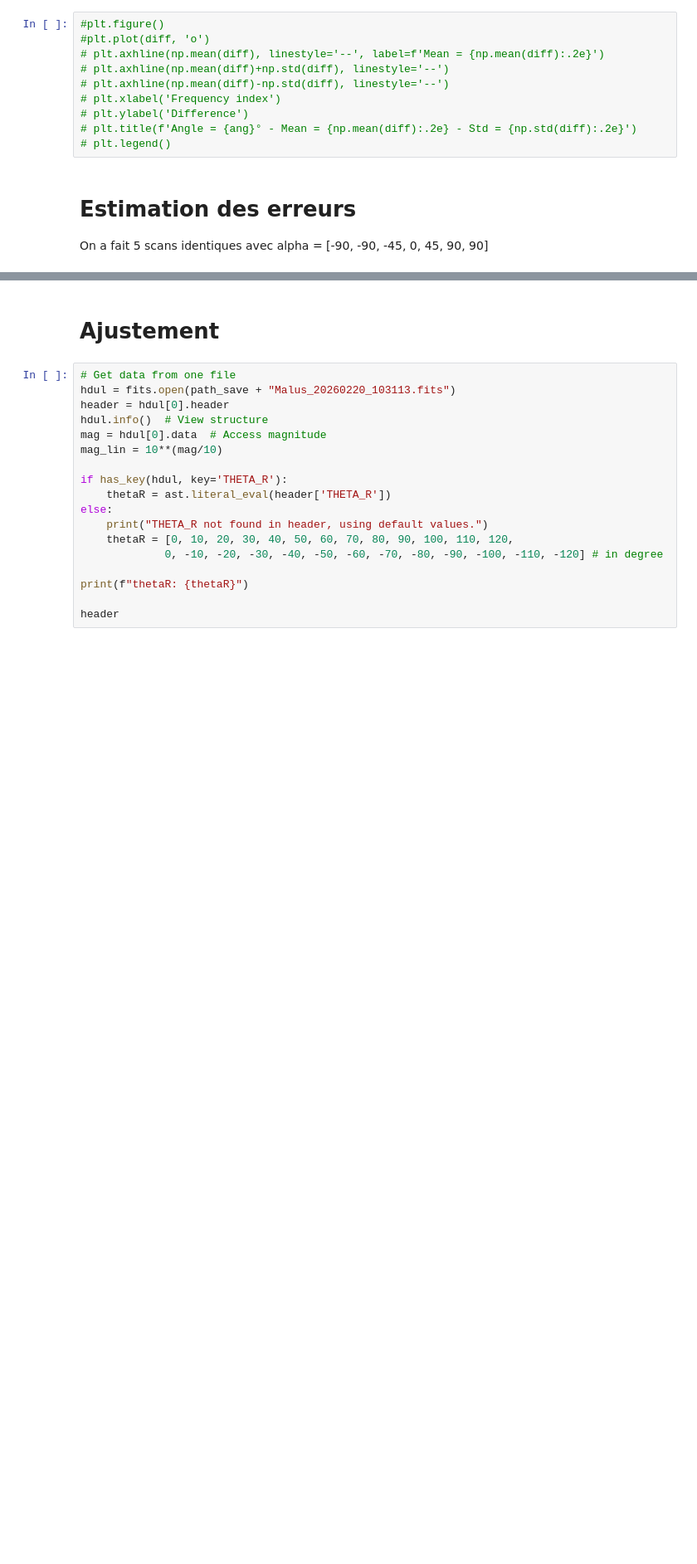
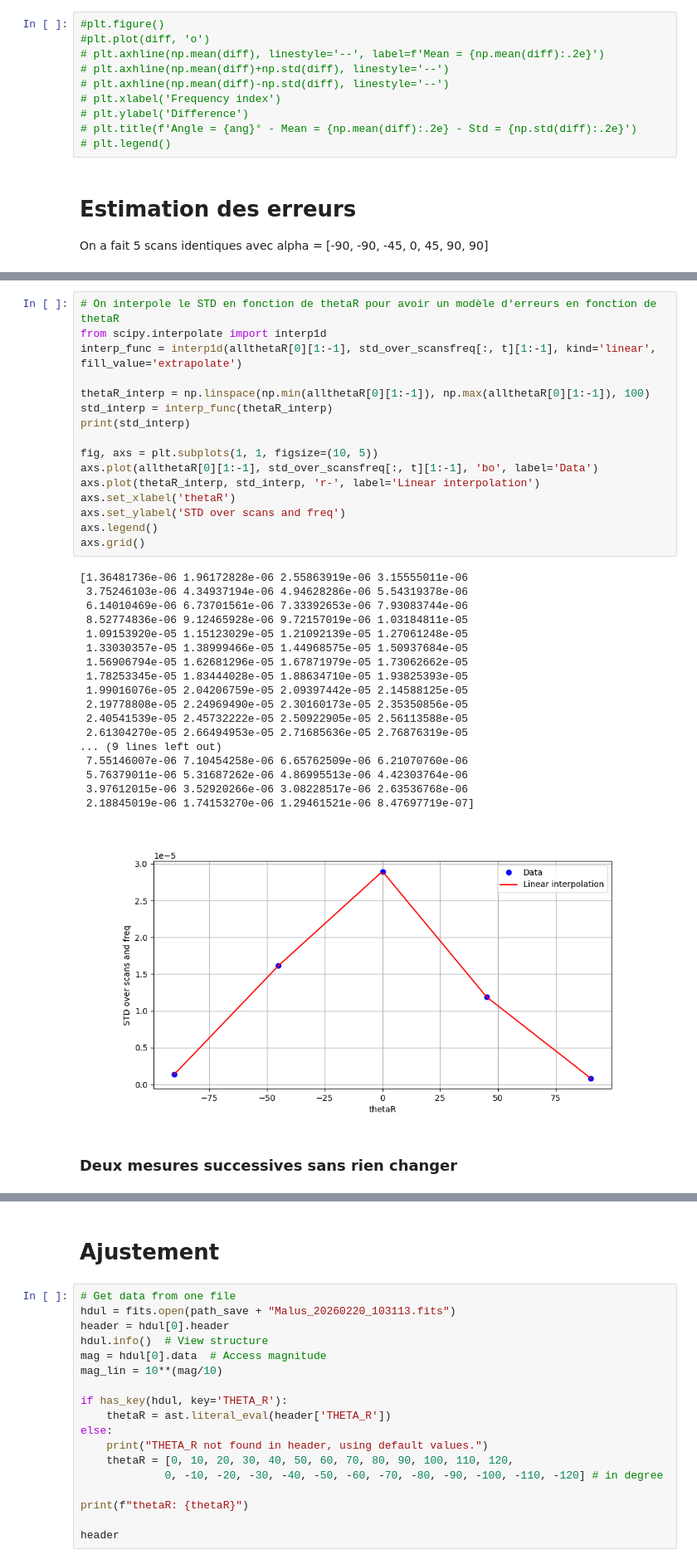
Before and after one commit to mousset/COSMOCal, a Jupyter notebook: Analyse_Malus_thetaR.ipynb, the cells around one changed output, grey strips where cells are left out. Shown at 83% size. Cells and saved outputs as stored; diff of their text form; blank space fills up the shorter version.

```diff
--- a/Analyse_Malus_thetaR.ipynb
+++ b/Analyse_Malus_thetaR.ipynb
@@ -292,0 +422,37 @@ plt.xlabel('Mean over scans and freq')
+# %%
+# On interpole le STD en fonction de thetaR pour avoir un modèle d'erreurs en fonction de thetaR
+from scipy.interpolate import interp1d
+interp_func = interp1d(allthetaR[0][1:-1], std_over_scansfreq[:, t][1:-1], kind='linear', fill_value='extrapolate')
+
+thetaR_interp = np.linspace(np.min(allthetaR[0][1:-1]), np.max(allthetaR[0][1:-1]), 100)
+std_interp = interp_func(thetaR_interp)
+print(std_interp)
+
+fig, axs = plt.subplots(1, 1, figsize=(10, 5))
+axs.plot(allthetaR[0][1:-1], std_over_scansfreq[:, t][1:-1], 'bo', label='Data')
+axs.plot(thetaR_interp, std_interp, 'r-', label='Linear interpolation')
+axs.set_xlabel('thetaR')
+axs.set_ylabel('STD over scans and freq')
+axs.legend()
+axs.grid()
+# %% [output]
+[1.36481736e-06 1.96172828e-06 2.55863919e-06 3.15555011e-06
+ 3.75246103e-06 4.34937194e-06 4.94628286e-06 5.54319378e-06
+ 6.14010469e-06 6.73701561e-06 7.33392653e-06 7.93083744e-06
+ 8.52774836e-06 9.12465928e-06 9.72157019e-06 1.03184811e-05
+ 1.09153920e-05 1.15123029e-05 1.21092139e-05 1.27061248e-05
+ 1.33030357e-05 1.38999466e-05 1.44968575e-05 1.50937684e-05
+ 1.56906794e-05 1.62681296e-05 1.67871979e-05 1.73062662e-05
+ 1.78253345e-05 1.83444028e-05 1.88634710e-05 1.93825393e-05
+ 1.99016076e-05 2.04206759e-05 2.09397442e-05 2.14588125e-05
+ 2.19778808e-05 2.24969490e-05 2.30160173e-05 2.35350856e-05
+ 2.40541539e-05 2.45732222e-05 2.50922905e-05 2.56113588e-05
+ 2.61304270e-05 2.66494953e-05 2.71685636e-05 2.76876319e-05
+... (9 lines left out)
+ 7.55146007e-06 7.10454258e-06 6.65762509e-06 6.21070760e-06
+ 5.76379011e-06 5.31687262e-06 4.86995513e-06 4.42303764e-06
+ 3.97612015e-06 3.52920266e-06 3.08228517e-06 2.63536768e-06
+ 2.18845019e-06 1.74153270e-06 1.29461521e-06 8.47697719e-07]
+[figure, added]
+# %% [markdown]
+### Deux mesures successives sans rien changer
```
Also changed, not shown: parts of 28 cells of this notebook, 2 other files.
